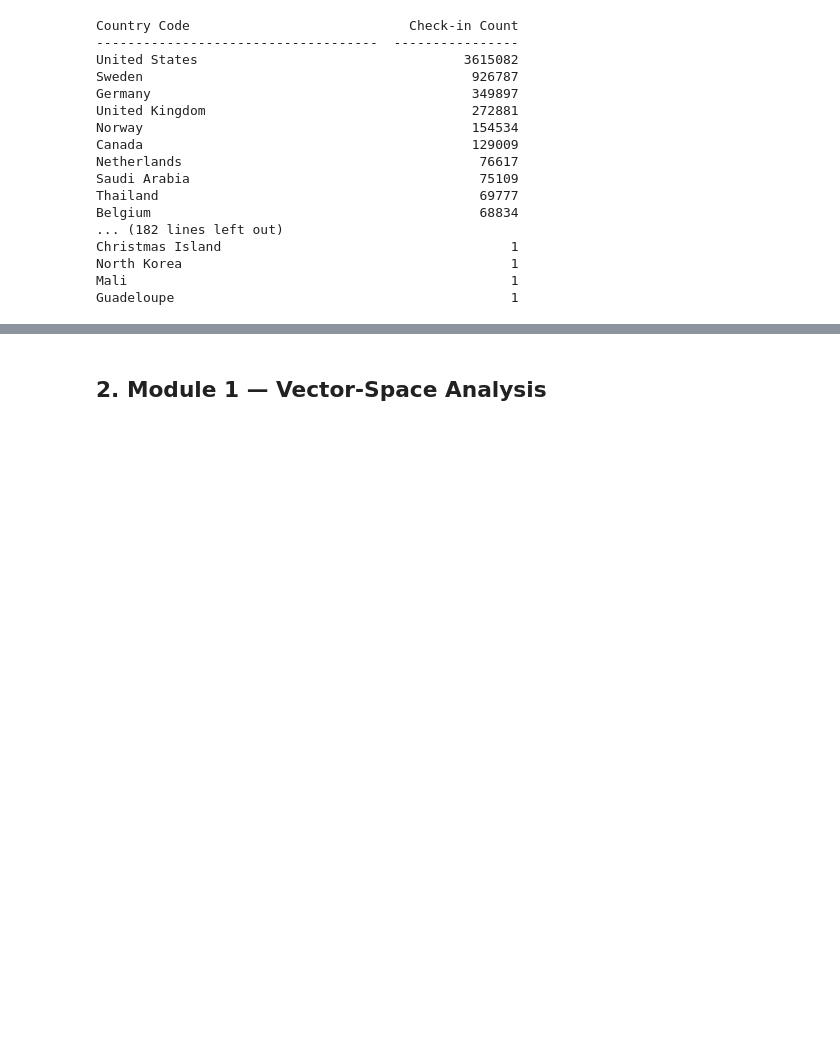
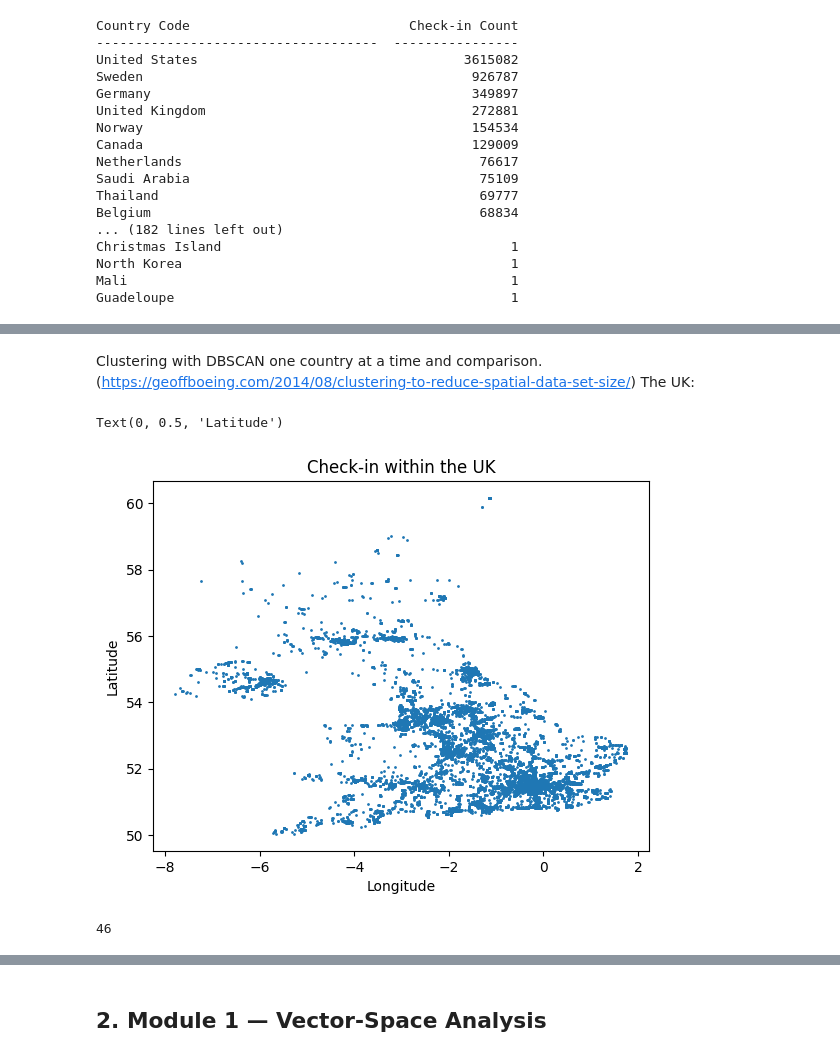
Before and after one commit to RusnacAM/Data-Mining, a Jupyter notebook: data_mining_project_report.ipynb, the cells around one changed output, grey strips where cells are left out. Saved outputs shown, nothing was run; the diff lists cells and outputs as text; code cells hidden in the pictures; blank space fills up the shorter version.

Commit message:
dbscan and optics algorithm

```diff
--- a/data_mining_project_report.ipynb
+++ b/data_mining_project_report.ipynb
@@ -242,3 +244,33 @@ worldmap.add('Count', {
 SVG(worldmap.render(legend_at_bottom=True))
 # %% [output]
 [drawing not drawn]
+# %% [markdown]
+Clustering with DBSCAN one country at a time and comparison. (https://geoffboeing.com/2014/08/clustering-to-reduce-spatial-data-set-size/)
+The UK:
+# %%
+df_gb = df[df["country_code"] == "gb"].copy()
+df_gb_sample = df_gb.sample(50_000, random_state=42)
+
+plt.scatter(df_gb_sample["longitude"], df_gb_sample["latitude"], s=1)
+plt.title("Check-in within the UK")
+plt.xlabel("Longitude")
+plt.ylabel("Latitude")
+# %% [output]
+Text(0, 0.5, 'Latitude')
+[figure, added]
+# %%
+kms_per_radian = 6371.0088
+epsilon = 10 / kms_per_radian
+coords = np.radians(df_gb_sample[['latitude', 'longitude']].values)
+
+db = DBSCAN(
+    eps=epsilon,
+    min_samples=100,
+    algorithm='ball_tree',
+    metric='haversine'
+)
+
+df_gb_sample['cluster'] = db.fit_predict(coords)
+df_gb_sample['cluster'].nunique()
+# %% [output]
+46
```
Also changed, not shown: parts of 8 cells of this notebook.
